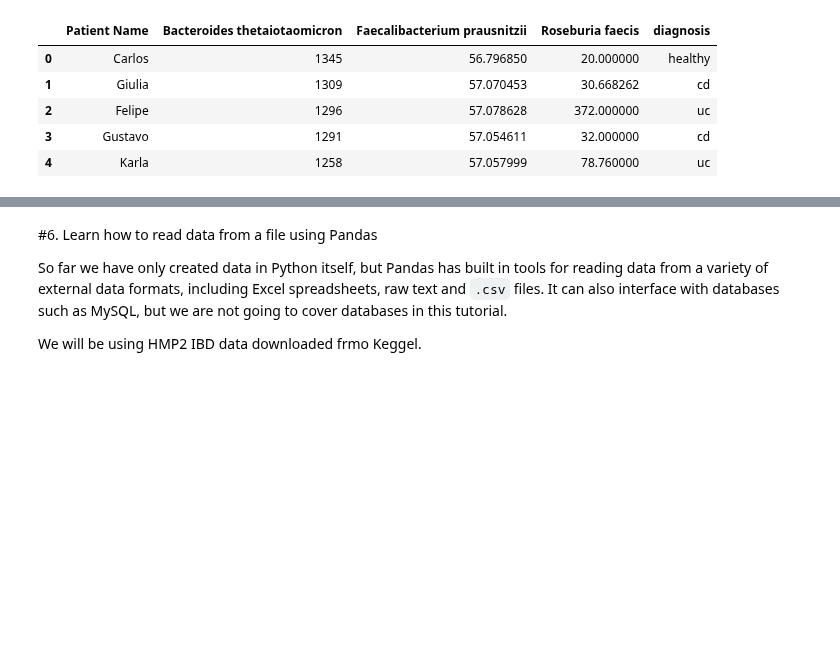
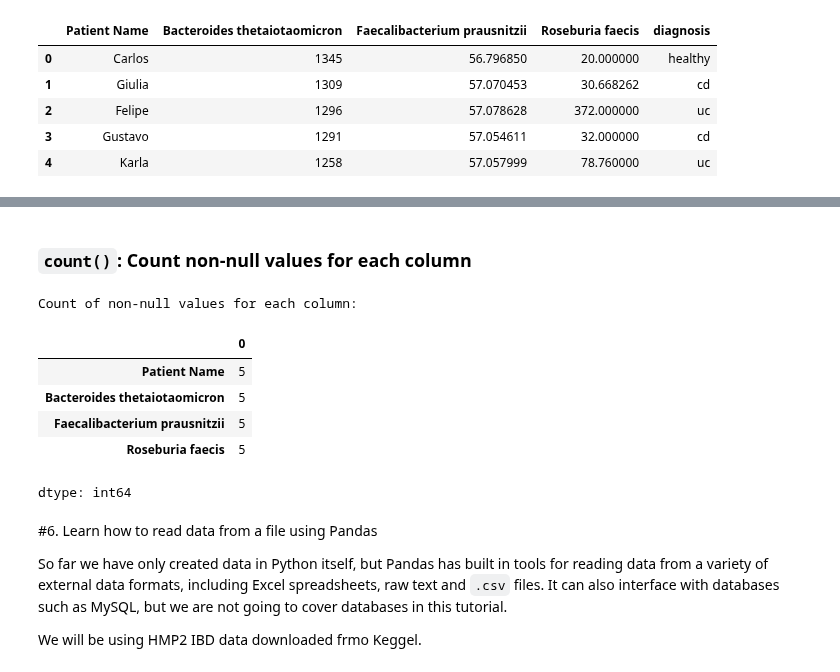
Before and after one commit to hector-ahg/predictive-microbiology-course, a Jupyter notebook: notebooks/02_python_data_analysis_with_pandas_and_matplotlib.ipynb, the cells around one changed output, grey strips where cells are left out. Cells and saved outputs as stored; diff of their text form; code cells hidden in the pictures; blank space fills up the shorter version.

```diff
--- a/notebooks/02_python_data_analysis_with_pandas_and_matplotlib.ipynb
+++ b/notebooks/02_python_data_analysis_with_pandas_and_matplotlib.ipynb
@@ -308,3 +386,16 @@ dataframe.head()
+# %% [markdown]
+### `count()`: Count non-null values for each column
+# %%
+print("Count of non-null values for each column:")
+display(dataframe.count())
+# %% [output]
+Count of non-null values for each column:
+|  | 0 |
+| Patient Name | 5 |
+| Bacteroides thetaiotaomicron | 5 |
+| Faecalibacterium prausnitzii | 5 |
+| Roseburia faecis | 5 |
+dtype: int64
 # %% [markdown]
 #6. Learn how to read data from a file using Pandas
 
```
Also changed, not shown: parts of 30 cells of this notebook.
